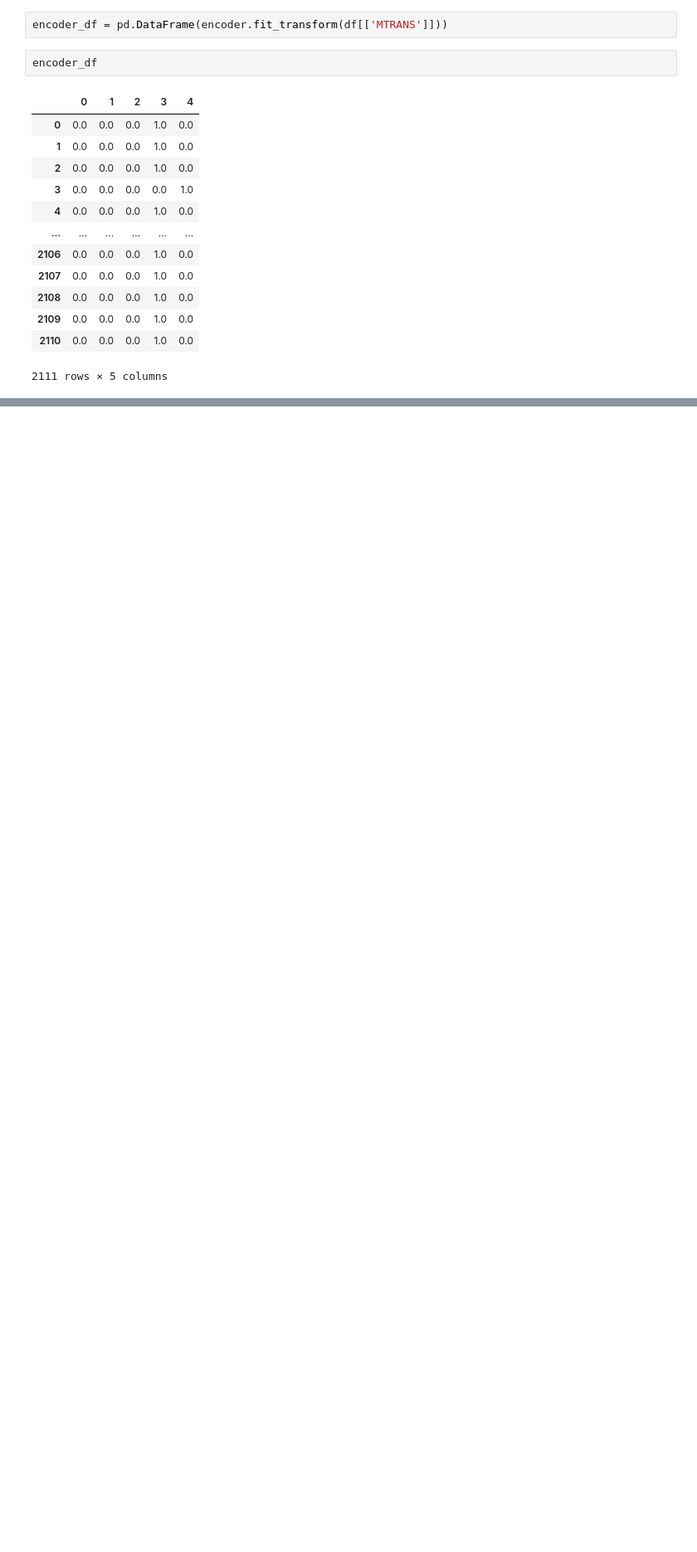
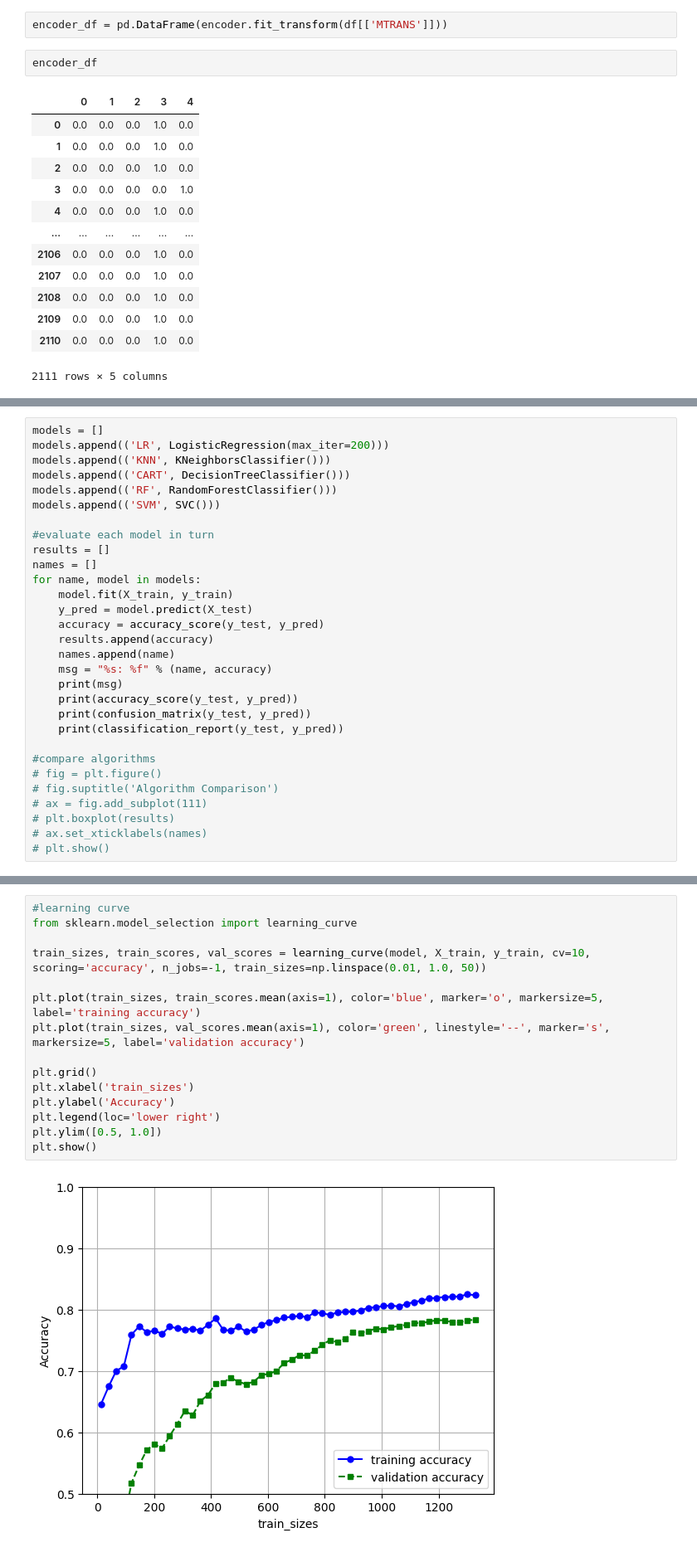
Before and after one commit to lolammrn/Python_project, a Jupyter notebook: Obesity.ipynb, the cells around one changed output, grey strips where cells are left out. Shown at 83% size. Cells and saved outputs as stored; diff of their text form; blank space fills up the shorter version.

```diff
--- a/Obesity.ipynb
+++ b/Obesity.ipynb
@@ -156,0 +474,30 @@ AttributeError: 'DataFrame' object has no attribute 'categories_'
+# %%
+models = []
+models.append(('LR', LogisticRegression(max_iter=200)))
+models.append(('KNN', KNeighborsClassifier()))
+models.append(('CART', DecisionTreeClassifier()))
+models.append(('RF', RandomForestClassifier()))
+models.append(('SVM', SVC()))
+
+#evaluate each model in turn
+results = []
+names = []
+for name, model in models:
+    model.fit(X_train, y_train)
+    y_pred = model.predict(X_test)
+    accuracy = accuracy_score(y_test, y_pred)
+    results.append(accuracy)
+    names.append(name)
+    msg = "%s: %f" % (name, accuracy)
+    print(msg)
+    print(accuracy_score(y_test, y_pred))
+    print(confusion_matrix(y_test, y_pred))
+    print(classification_report(y_test, y_pred))
+
+#compare algorithms
+# fig = plt.figure()
+# fig.suptitle('Algorithm Comparison')
+# ax = fig.add_subplot(111)
+# plt.boxplot(results)
+# ax.set_xticklabels(names)
+# plt.show()
@@ -156,0 +641,17 @@ AttributeError: 'DataFrame' object has no attribute 'categories_'
+# %%
+#learning curve
+from sklearn.model_selection import learning_curve
+
+train_sizes, train_scores, val_scores = learning_curve(model, X_train, y_train, cv=10, scoring='accuracy', n_jobs=-1, train_sizes=np.linspace(0.01, 1.0, 50))
+
+plt.plot(train_sizes, train_scores.mean(axis=1), color='blue', marker='o', markersize=5, label='training accuracy')
+plt.plot(train_sizes, val_scores.mean(axis=1), color='green', linestyle='--', marker='s', markersize=5, label='validation accuracy')
+
+plt.grid()
+plt.xlabel('train_sizes')
+plt.ylabel('Accuracy')
+plt.legend(loc='lower right')
+plt.ylim([0.5, 1.0])
+plt.show()
+# %% [output]
+[figure, added]
```
Also changed, not shown: parts of 59 cells of this notebook, 19 other files.
